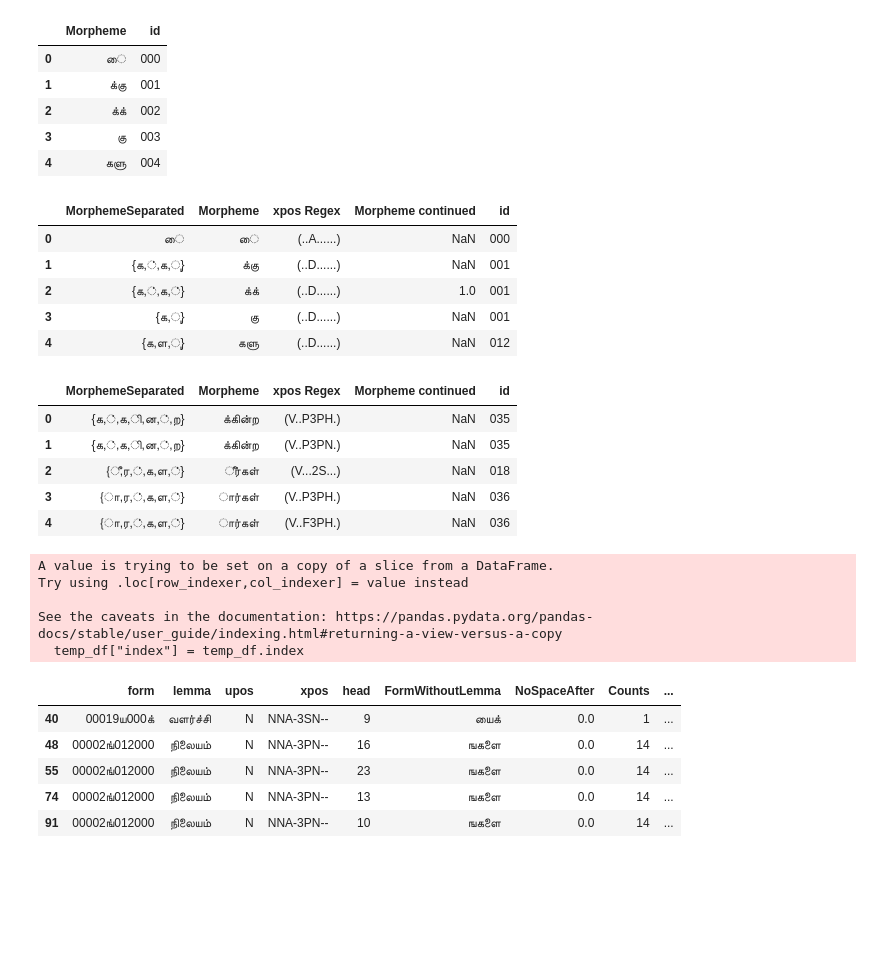
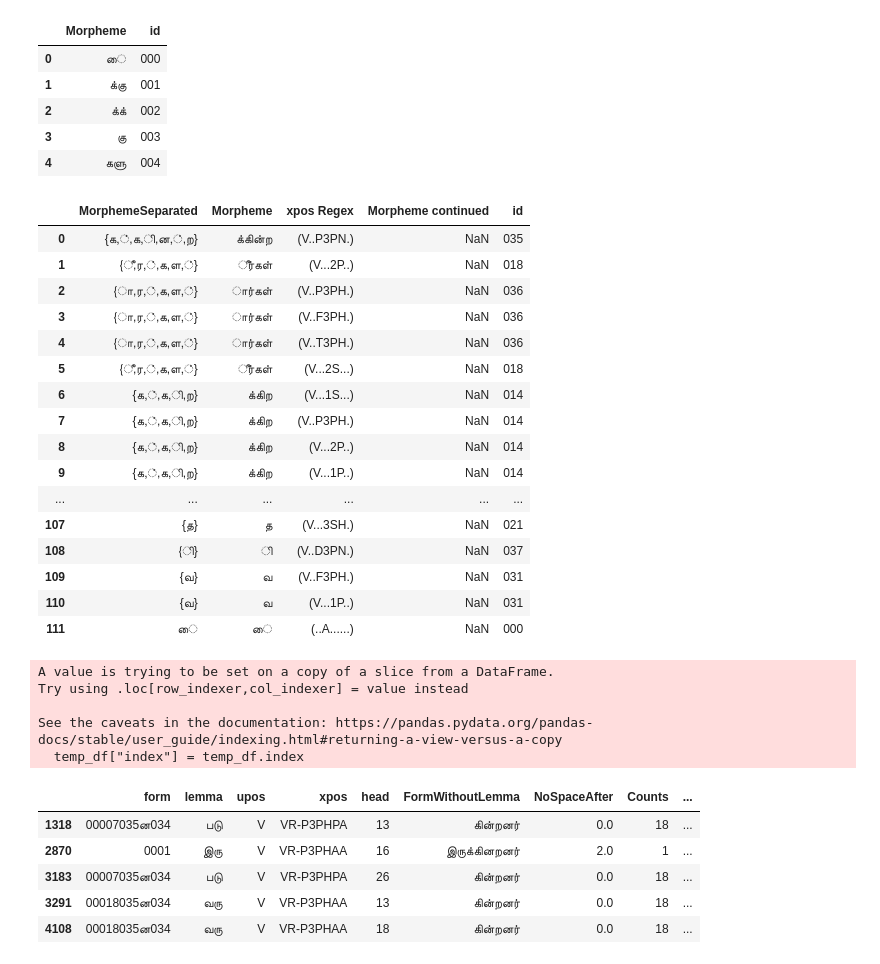
Before and after one commit to Kee2u/Deciphering_the_Indus_Valley_Script, a Jupyter notebook: convertmorphemes.ipynb, the cells around one changed output. Saved outputs shown, nothing was run; the diff lists cells and outputs as text; code cells hidden in the pictures; blank space fills up the shorter version.

Commit message:
Adding some fixes to morpheme list

```diff
--- a/convertmorphemes.ipynb
+++ b/convertmorphemes.ipynb
@@ -210,27 +210,37 @@ morphemes_df.loc[38, "id"] = kinr
 # %%
 #Adding morpheme ids to original morpheme database
 modmorpheme_df = pd.merge(morphemelist, morphemes_df, on="Morpheme", how="left")
-modmorpheme_df.head()
+
+#Cleaning up morphemes more
+modmorpheme_df.loc[58, "Morpheme"] = 'கின்ற'
+modmorpheme_df.loc[58, "MorphemeSeparated"] ='{க,ி,ன,்,ற}'
+modmorpheme_df.loc[6:7, "xpos Regex"] ='(..G......)'
+modmorpheme_df.loc[8:9, "xpos Regex"] ='(..L......)'
+modmorpheme_df.loc[10:11, "xpos Regex"] ='(..S......)'
-# %% [output]
-|  | MorphemeSeparated | Morpheme | xpos Regex | Morpheme continued | id |
-| 0 | ை | ை | (..A......) | NaN | 000 |
-| 1 | {க,்,க,ு} | க்கு | (..D......) | NaN | 001 |
-| 2 | {க,்,க,்} | க்க் | (..D......) | 1.0 | 001 |
-| 3 | {க,ு} | கு | (..D......) | NaN | 001 |
-| 4 | {க,ள,ு} | களு | (..D......) | NaN | 012 |
 # %%
 #Sort in descending order by morpheme length so longer morphemes are replaced first in loop
 s= modmorpheme_df.Morpheme.str.len().sort_values(ascending=False).index
 modmorpheme_df = modmorpheme_df.reindex(s)
 modmorpheme_df.reset_index(drop=True, inplace=True)
-modmorpheme_df.head()
+modmorpheme_df
 # %% [output]
 |  | MorphemeSeparated | Morpheme | xpos Regex | Morpheme continued | id |
-| 0 | {க,்,க,ி,ன,்,ற} | க்கின்ற | (V..P3PH.) | NaN | 035 |
-| 1 | {க,்,க,ி,ன,்,ற} | க்கின்ற | (V..P3PN.) | NaN | 035 |
-| 2 | {ீ,ர,்,க,ள,்} | ீர்கள் | (V...2S...) | NaN | 018 |
-| 3 | {ா,ர,்,க,ள,்} | ார்கள் | (V..P3PH.) | NaN | 036 |
-| 4 | {ா,ர,்,க,ள,்} | ார்கள் | (V..F3PH.) | NaN | 036 |
+| 0 | {க,்,க,ி,ன,்,ற} | க்கின்ற | (V..P3PN.) | NaN | 035 |
+| 1 | {ீ,ர,்,க,ள,்} | ீர்கள் | (V...2P..) | NaN | 018 |
+| 2 | {ா,ர,்,க,ள,்} | ார்கள் | (V..P3PH.) | NaN | 036 |
+| 3 | {ா,ர,்,க,ள,்} | ார்கள் | (V..F3PH.) | NaN | 036 |
+| 4 | {ா,ர,்,க,ள,்} | ார்கள் | (V..T3PH.) | NaN | 036 |
+| 5 | {ீ,ர,்,க,ள,்} | ீர்கள் | (V...2S...) | NaN | 018 |
+| 6 | {க,்,க,ி,ற} | க்கிற | (V...1S...) | NaN | 014 |
+| 7 | {க,்,க,ி,ற} | க்கிற | (V..P3PH.) | NaN | 014 |
+| 8 | {க,்,க,ி,ற} | க்கிற | (V...2P..) | NaN | 014 |
+| 9 | {க,்,க,ி,ற} | க்கிற | (V...1P..) | NaN | 014 |
+| ... | ... | ... | ... | ... | ... |
+| 107 | {த} | த | (V...3SH.) | NaN | 021 |
+| 108 | {ி} | ி | (V..D3PN.) | NaN | 037 |
+| 109 | {வ} | வ | (V..F3PH.) | NaN | 031 |
+| 110 | {வ} | வ | (V...1P..) | NaN | 031 |
+| 111 | ை | ை | (..A......) | NaN | 000 |
 # %%
 # Function to replace morpheme
 def getindex(form, morpheme, identifier):
@@ -281,16 +291,16 @@ See the caveats in the documentation: https://pandas.pydata.org/pandas-docs/stab
   temp_df["index"] = temp_df.index
 # %%
 #Checking if morpheme conversion is good.
-re = '(..A......)'
+re = '(V..P3PH.)'
 NAS_df = tamildatalemma[tamildatalemma['xpos'].str.contains(rf'{re}')]
 NAS_df.head()
 # %% [output]
 |  | form | lemma | upos | xpos | head | FormWithoutLemma | NoSpaceAfter | Counts | ... |
-| 40 | 00019ய000க் | வளர்ச்சி | N | NNA-3SN-- | 9 | யைக் | 0.0 | 1 | ... |
-| 48 | 00002ங்012000 | நிலையம் | N | NNA-3PN-- | 16 | ஙகளை | 0.0 | 14 | ... |
-| 55 | 00002ங்012000 | நிலையம் | N | NNA-3PN-- | 23 | ஙகளை | 0.0 | 14 | ... |
-| 74 | 00002ங்012000 | நிலையம் | N | NNA-3PN-- | 13 | ஙகளை | 0.0 | 14 | ... |
-| 91 | 00002ங்012000 | நிலையம் | N | NNA-3PN-- | 10 | ஙகளை | 0.0 | 14 | ... |
+| 1318 | 00007035ன034 | படு | V | VR-P3PHPA | 13 | கின்றனர் | 0.0 | 18 | ... |
+| 2870 | 0001 | இரு | V | VR-P3PHAA | 16 | இருக்கினறனர் | 2.0 | 1 | ... |
+| 3183 | 00007035ன034 | படு | V | VR-P3PHPA | 26 | கின்றனர் | 0.0 | 18 | ... |
+| 3291 | 00018035ன034 | வரு | V | VR-P3PHAA | 13 | கின்றனர் | 0.0 | 18 | ... |
+| 4108 | 00018035ன034 | வரு | V | VR-P3PHAA | 18 | கின்றனர் | 0.0 | 18 | ... |
 # %%
 #Sending logosyllabic tamil to sql
 tamildatalemma.to_sql(name ='logo_syllabic_tamil', con=engine)
```
